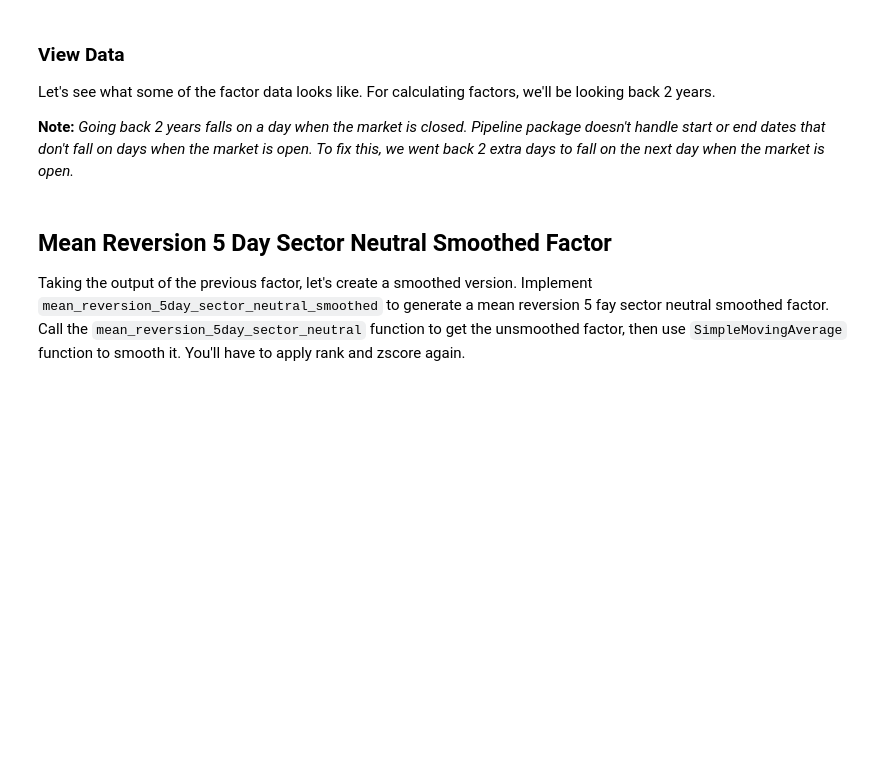
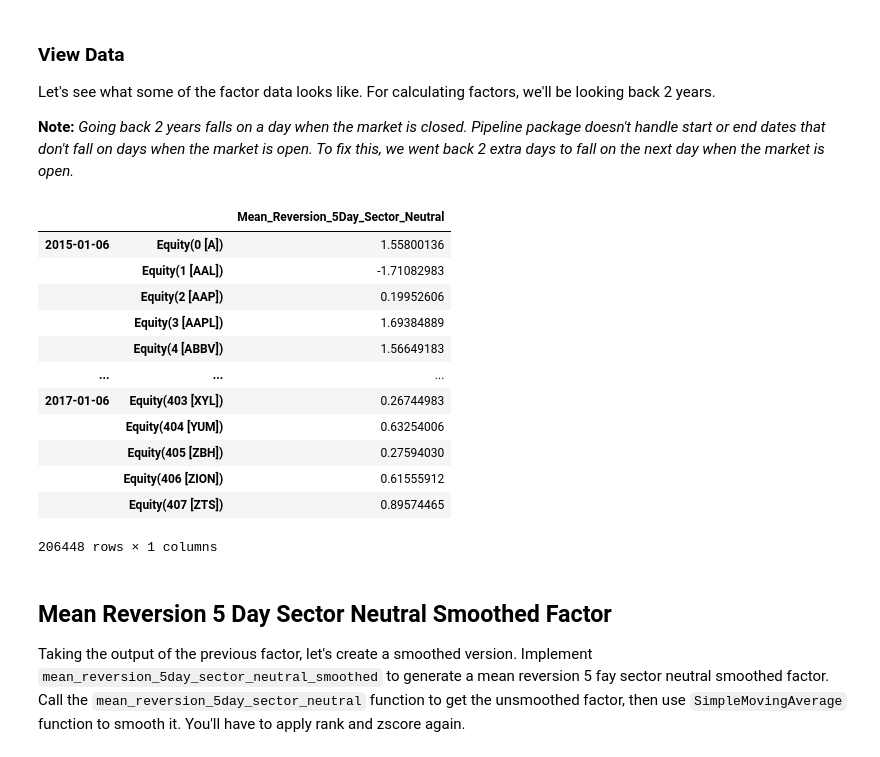
Before and after one commit to ansingh16/AI_for_trading, a Jupyter notebook: Projects/Project4-Multi-Factor-Model.ipynb, the cells around one changed output. Drawn from its saved outputs; the diff is of its cells as text; code cells hidden in the pictures; blank space fills up the shorter version.

```diff
--- a/Projects/Project4-Multi-Factor-Model.ipynb
+++ b/Projects/Project4-Multi-Factor-Model.ipynb
@@ -600,15 +612,31 @@ Let's see what some of the factor data looks like. For calculating factors, we'l
 
 **Note:** _Going back 2 years falls on a day when the market is closed. Pipeline package doesn't handle start or end dates that don't fall on days when the market is open. To fix this, we went back 2 extra days to fall on the next day when the market is open._
 # %%
-factor_start_date = universe_end_date - pd.DateOffset(years=2, days=2)
-sector = project_helper.Sector()
+from Notes import project4_helper
+
+factor_start_date = universe_end_date - pd.DateOffset(years=2)
+sector = project4_helper.Sector()
 window_length = 5
 
-pipeline = Pipeline(screen=universe)
+pipeline = Pipeline(screen=universe,domain=US_EQUITIES)
 pipeline.add(
     mean_reversion_5day_sector_neutral(window_length, universe, sector),
     'Mean_Reversion_5Day_Sector_Neutral')
 engine.run_pipeline(pipeline, factor_start_date, universe_end_date)
+# %% [output]
+|  |  | Mean_Reversion_5Day_Sector_Neutral |
+| 2015-01-06 | Equity(0 [A]) | 1.55800136 |
+|  | Equity(1 [AAL]) | -1.71082983 |
+|  | Equity(2 [AAP]) | 0.19952606 |
+|  | Equity(3 [AAPL]) | 1.69384889 |
+|  | Equity(4 [ABBV]) | 1.56649183 |
+| ... | ... | ... |
+| 2017-01-06 | Equity(403 [XYL]) | 0.26744983 |
+|  | Equity(404 [YUM]) | 0.63254006 |
+|  | Equity(405 [ZBH]) | 0.27594030 |
+|  | Equity(406 [ZION]) | 0.61555912 |
+|  | Equity(407 [ZTS]) | 0.89574465 |
+206448 rows × 1 columns
 # %% [markdown]
 ## Mean Reversion 5 Day Sector Neutral Smoothed Factor
 Taking the output of the previous factor, let's create a smoothed version. Implement `mean_reversion_5day_sector_neutral_smoothed` to generate a mean reversion 5 fay sector neutral smoothed factor. Call the `mean_reversion_5day_sector_neutral` function to get the unsmoothed factor, then use `SimpleMovingAverage` function to smooth it. You'll have to apply rank and zscore again.
```
Also changed, not shown: parts of 16 cells of this notebook.
